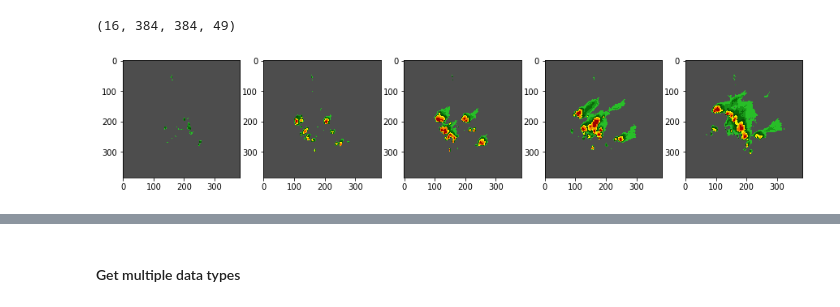
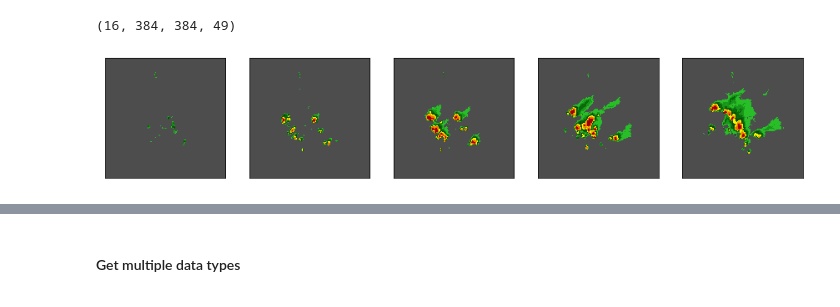
Before and after one commit to MIT-AI-Accelerator/eie-sevir, a Jupyter notebook: examples/Generators.ipynb, the cells around one changed output, grey strips where cells are left out. Cells and saved outputs as stored; diff of their text form; code cells hidden in the pictures.

```diff
--- a/examples/Generators.ipynb
+++ b/examples/Generators.ipynb
@@ -49,11 +49,13 @@ X[0].shape
 # %%
 # View some frames
 import matplotlib.pyplot as plt
 from sevir.display import get_cmap
 fig,axs=plt.subplots(1,5,figsize=(15,5))
 cmap,norm,vmin,vmax = get_cmap('vil')
 for i in [0,10,20,30,40]:
     axs[i//10].imshow( X[0][0,:,:,i],cmap=cmap,norm=norm,vmin=vmin,vmax=vmax)
+    axs[i//10].set_xticks([], [])
+    axs[i//10].set_yticks([], [])
 # if you want US state lines, you need basemap or some other catographic library.
 # %% [output]
-[figure, old version]
+[figure, new version]
```
Also changed, not shown: parts of 14 cells of this notebook.
